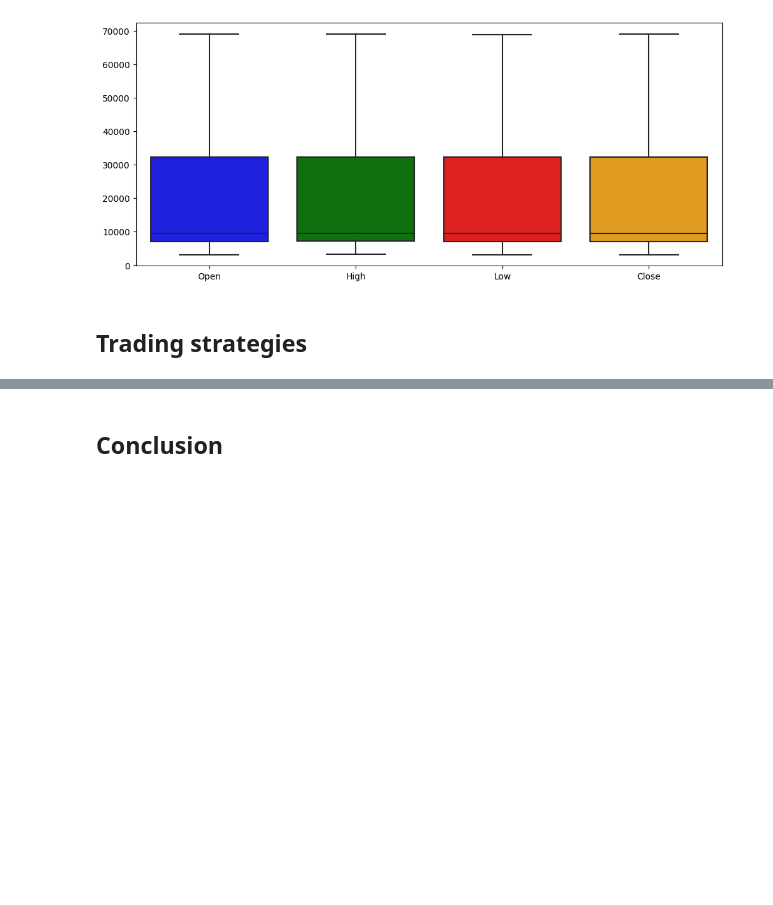
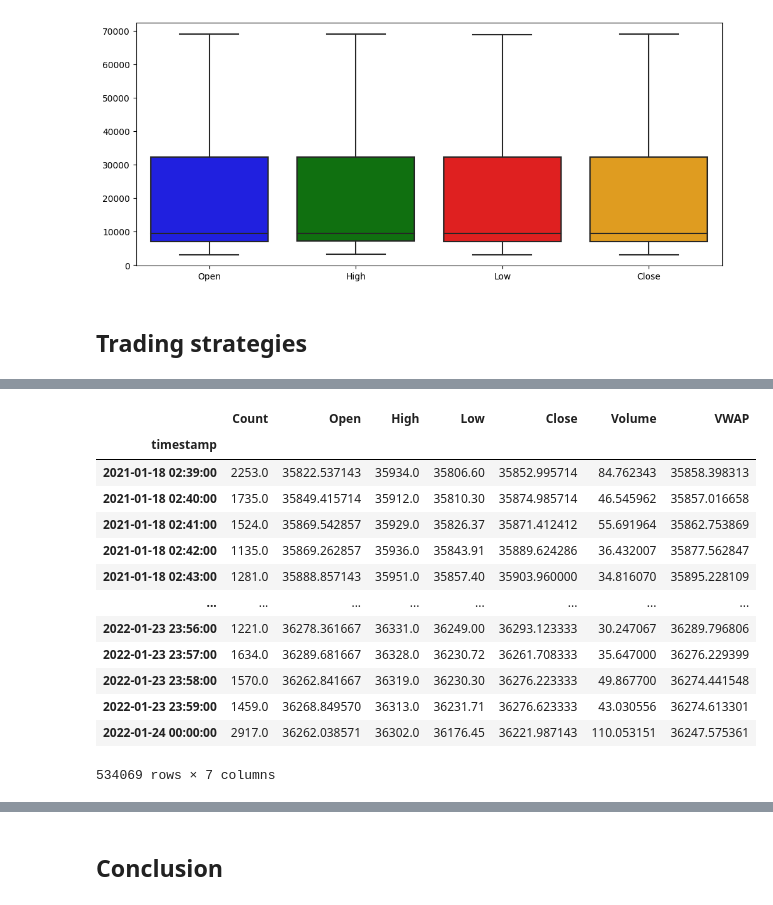
Before and after one commit to lcsrodriguez/cryptotrading, a Jupyter notebook: main.ipynb, the cells around one changed output, grey strips where cells are left out. Cells and saved outputs as stored; diff of their text form; code cells hidden in the pictures; blank space fills up the shorter version.

```diff
--- a/main.ipynb
+++ b/main.ipynb
@@ -397,0 +483,17 @@ df_btc[["Close", "Target"]].head(10)
+# %%
+X_test
+# %% [output]
+|  | Count | Open | High | Low | Close | Volume | VWAP |
+| timestamp |  |  |  |  |  |  |  |
+| 2021-01-18 02:39:00 | 2253.0 | 35822.537143 | 35934.0 | 35806.60 | 35852.995714 | 84.762343 | 35858.398313 |
+| 2021-01-18 02:40:00 | 1735.0 | 35849.415714 | 35912.0 | 35810.30 | 35874.985714 | 46.545962 | 35857.016658 |
+| 2021-01-18 02:41:00 | 1524.0 | 35869.542857 | 35929.0 | 35826.37 | 35871.412412 | 55.691964 | 35862.753869 |
+| 2021-01-18 02:42:00 | 1135.0 | 35869.262857 | 35936.0 | 35843.91 | 35889.624286 | 36.432007 | 35877.562847 |
+| 2021-01-18 02:43:00 | 1281.0 | 35888.857143 | 35951.0 | 35857.40 | 35903.960000 | 34.816070 | 35895.228109 |
+| ... | ... | ... | ... | ... | ... | ... | ... |
+| 2022-01-23 23:56:00 | 1221.0 | 36278.361667 | 36331.0 | 36249.00 | 36293.123333 | 30.247067 | 36289.796806 |
+| 2022-01-23 23:57:00 | 1634.0 | 36289.681667 | 36328.0 | 36230.72 | 36261.708333 | 35.647000 | 36276.229399 |
+| 2022-01-23 23:58:00 | 1570.0 | 36262.841667 | 36319.0 | 36230.30 | 36276.223333 | 49.867700 | 36274.441548 |
+| 2022-01-23 23:59:00 | 1459.0 | 36268.849570 | 36313.0 | 36231.71 | 36276.623333 | 43.030556 | 36274.613301 |
+| 2022-01-24 00:00:00 | 2917.0 | 36262.038571 | 36302.0 | 36176.45 | 36221.987143 | 110.053151 | 36247.575361 |
+534069 rows × 7 columns
```
Also changed, not shown: parts of 27 cells of this notebook.
